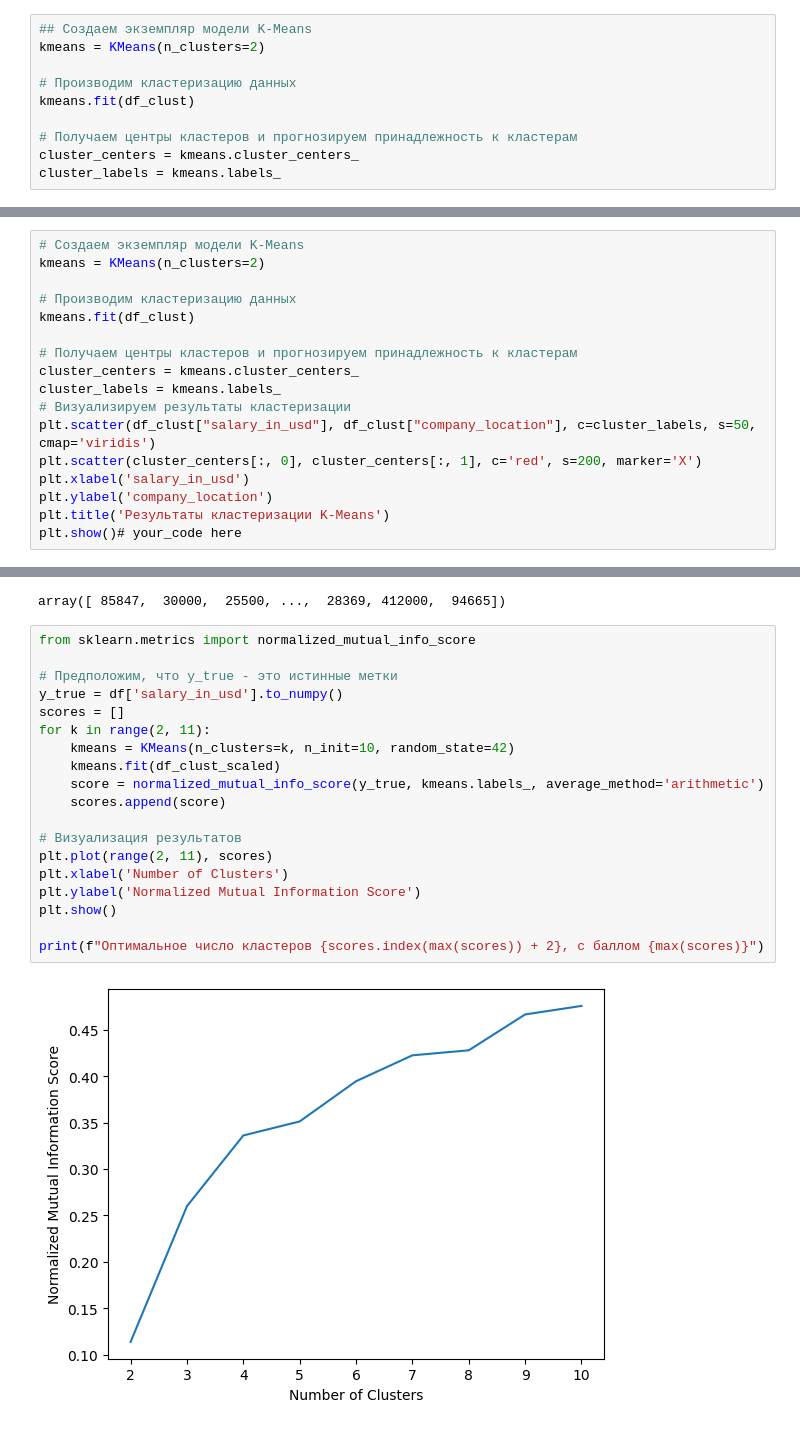
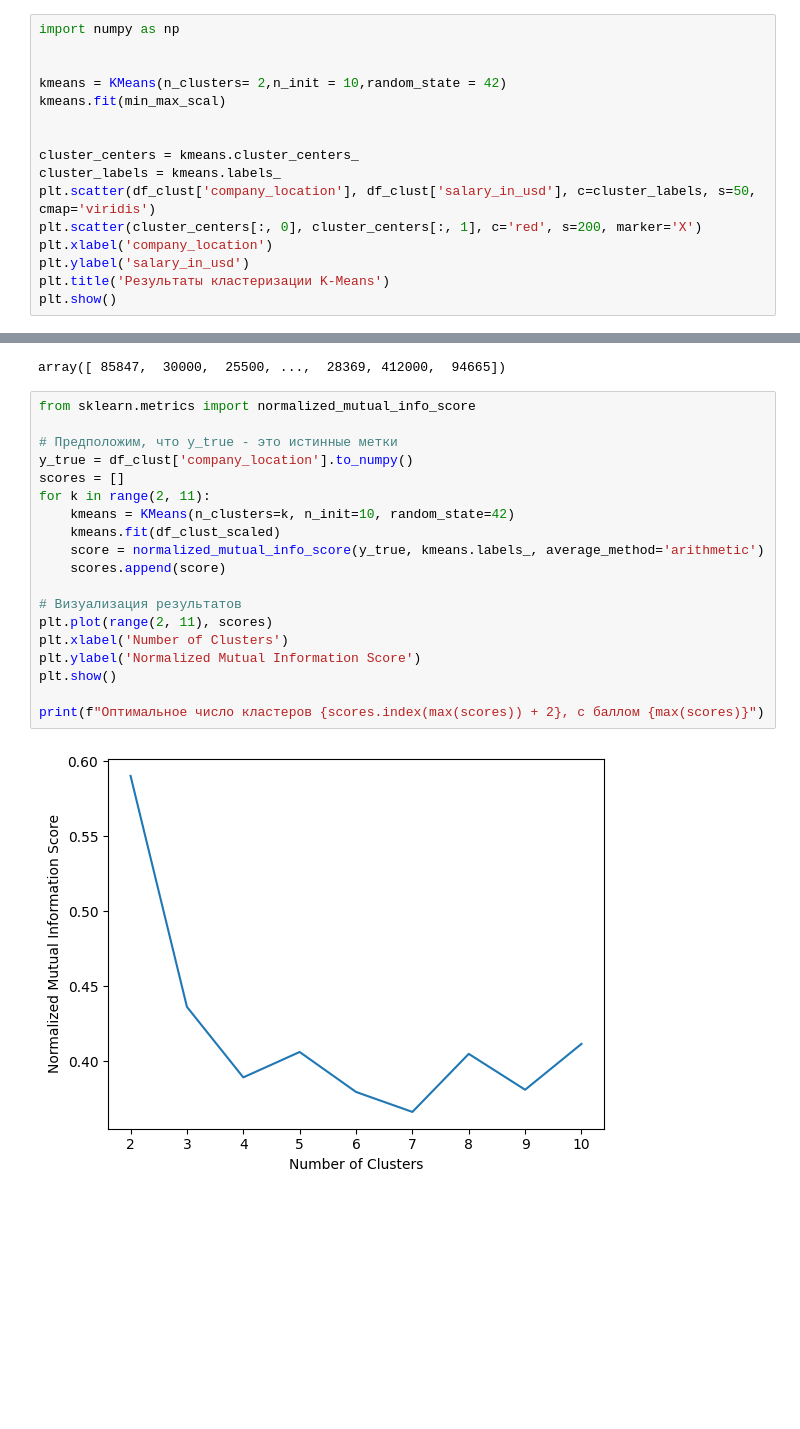
Before and after one commit to mos9z/1lab, a Jupyter notebook: Копия_блокнота_"Задание_4_ipynb".ipynb, the cells around one changed output, grey strips where cells are left out. Cells and saved outputs as stored; diff of their text form; blank space fills up the shorter version.

```diff
--- a/Копия_блокнота_"Задание_4_ipynb".ipynb
+++ b/Копия_блокнота_"Задание_4_ipynb".ipynb
@@ -189,13 +184,19 @@ axs[2].plot(range(2, 11), score_3)
 Оптимальное число кластеров Davies Bouldin Score 2, с баллом 0.38312607567716517
 [<matplotlib.lines.Line2D at 0x...>]
 [figure]
-# %%
-## Создаем экземпляр модели K-Means
-kmeans = KMeans(n_clusters=2)
-
-# Производим кластеризацию данных
-kmeans.fit(df_clust)
-
-# Получаем центры кластеров и прогнозируем принадлежность к кластерам
-cluster_centers = kmeans.cluster_centers_
-cluster_labels = kmeans.labels_
+# %%
+import numpy as np
+
+
+kmeans = KMeans(n_clusters= 2,n_init = 10,random_state = 42)
+kmeans.fit(min_max_scal)
+
+
+cluster_centers = kmeans.cluster_centers_
+cluster_labels = kmeans.labels_
+plt.scatter(df_clust['company_location'], df_clust['salary_in_usd'], c=cluster_labels, s=50, cmap='viridis')
+plt.scatter(cluster_centers[:, 0], cluster_centers[:, 1], c='red', s=200, marker='X')
+plt.xlabel('company_location')
+plt.ylabel('salary_in_usd')
+plt.title('Результаты кластеризации K-Means')
+plt.show()
@@ -222,20 +218,3 @@ print(cluster_labels) #  центры кластеров в двумерном
 """
 # %% [output]
 '\nЗдесь DBSCAN и метрики. Используйте поиск оптимального EPS. Объясните почему?\n'
-# %%
-# Создаем экземпляр модели K-Means
-kmeans = KMeans(n_clusters=2)
-
-# Производим кластеризацию данных
-kmeans.fit(df_clust)
-
-# Получаем центры кластеров и прогнозируем принадлежность к кластерам
-cluster_centers = kmeans.cluster_centers_
-cluster_labels = kmeans.labels_
-# Визуализируем результаты кластеризации
-plt.scatter(df_clust["salary_in_usd"], df_clust["company_location"], c=cluster_labels, s=50, cmap='viridis')
-plt.scatter(cluster_centers[:, 0], cluster_centers[:, 1], c='red', s=200, marker='X')
-plt.xlabel('salary_in_usd')
-plt.ylabel('company_location')
-plt.title('Результаты кластеризации K-Means')
-plt.show()# your_code here
@@ -372,21 +411,21 @@ array([ 85847,  30000,  25500, ...,  28369, 412000,  94665])
 # %%
 from sklearn.metrics import normalized_mutual_info_score
 
 # Предположим, что y_true - это истинные метки
-y_true = df['salary_in_usd'].to_numpy()
+y_true = df_clust['company_location'].to_numpy()
 scores = []
 for k in range(2, 11):
     kmeans = KMeans(n_clusters=k, n_init=10, random_state=42)
     kmeans.fit(df_clust_scaled)
     score = normalized_mutual_info_score(y_true, kmeans.labels_, average_method='arithmetic')
     scores.append(score)
 
 # Визуализация результатов
 plt.plot(range(2, 11), scores)
 plt.xlabel('Number of Clusters')
 plt.ylabel('Normalized Mutual Information Score')
 plt.show()
 
 print(f"Оптимальное число кластеров {scores.index(max(scores)) + 2}, с баллом {max(scores)}")
 # %% [output]
-[figure, old version]
+[figure, new version]
```
Also changed, not shown: parts of 36 cells of this notebook.
